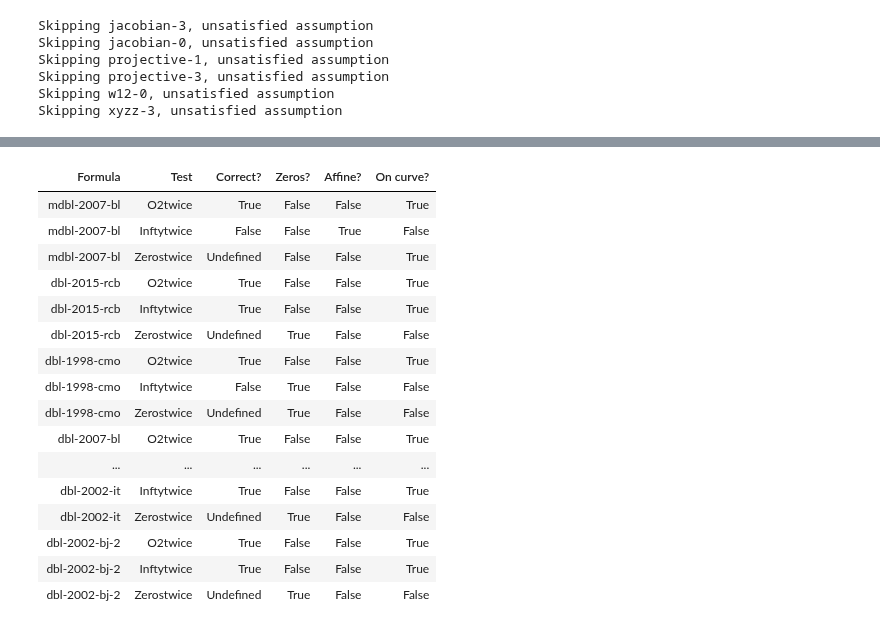
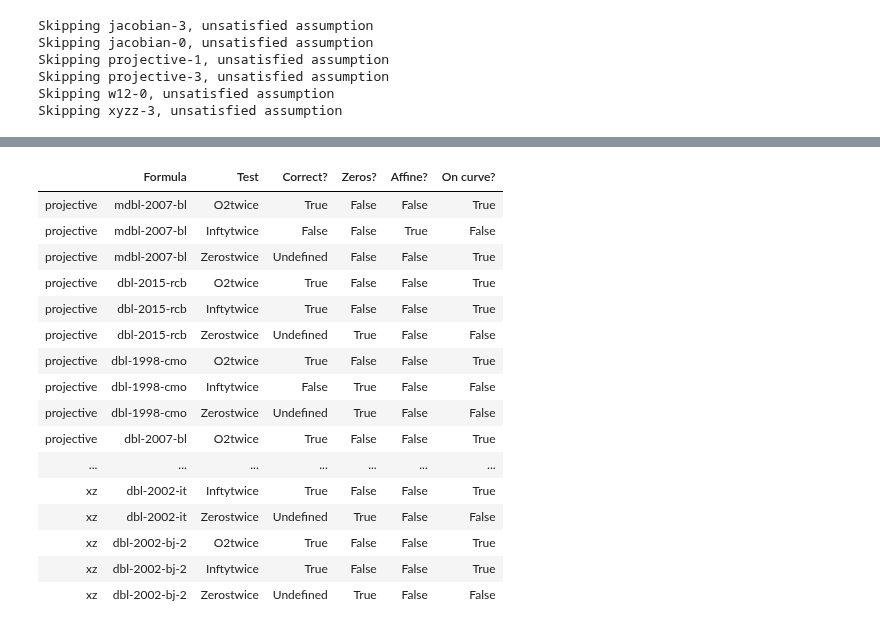
Before and after one commit to crocs-muni/ECTester, a Jupyter notebook: epare/formulas.ipynb, the cells around one changed output, grey strips where cells are left out. Cells and saved outputs as stored; diff of their text form; code cells hidden in the pictures.

```diff
--- a/epare/formulas.ipynb
+++ b/epare/formulas.ipynb
@@ -140,10 +162,19 @@ Skipping xyzz-3, unsatisfied assumption
 # %%
-table = [["Formula", "Test", "Correct?", "Zeros?", "Affine?", "On curve?"]]
+table = [["Coords", "Formula", "Test", "Correct?", "Zeros?", "Affine?", "On curve?"]]
 test_filter = None
-for vals in results_add.values():
+groups = {}
+for coords_name, vals in results_add.items():
     for name, formula in vals.items():
         for k, v in formula.items():
             if test_filter is None or k in test_filter:
-                table.append((name, k, v[0], v[1], v[2], v[3]))
+                item = (v[0], v[1], v[2], v[3])
+                group = groups.setdefault(item, set())
+                group.add(name + "-" + k + "-" + coords_name)
+                table.append((coords_name, name, k, v[0], v[1], v[2], v[3]))
+if test_filter is not None:
+    for group, formulas in groups.items():
+        print(group)
+        for f in sorted(formulas):
+            print(f"\t{f}")
 display(HTML(tabulate.tabulate(table, tablefmt="html", headers="firstrow")))
 # %% [output]
@@ -167,27 +205,36 @@ display(HTML(tabulate.tabulate(table, tablefmt="html", headers="firstrow")))
 # %%
 table = [["Formula", "Test", "Correct?", "Zeros?", "Affine?", "On curve?"]]
 test_filter = None
-for vals in results_dbl.values():
+groups = {}
+for coords_name, vals in results_dbl.items():
     for name, formula in vals.items():
         for k, v in formula.items():
             if test_filter is None or k in test_filter:
-                table.append((name, k, v[0], v[1], v[2], v[3]))
+                item = (v[0], v[1], v[2], v[3])
+                group = groups.setdefault(item, set())
+                group.add(name + "-" + k + "-" + coords_name)
+                table.append((coords_name, name, k, v[0], v[1], v[2], v[3]))
+if test_filter is not None:
+    for group, formulas in groups.items():
+        print(group)
+        for f in sorted(formulas):
+            print(f"\t{f}")
 display(HTML(tabulate.tabulate(table, tablefmt="html", headers="firstrow")))
 # %% [output]
-| Formula | Test | Correct? | Zeros? | Affine? | On curve? |
-| mdbl-2007-bl | O2twice | True | False | False | True |
-| mdbl-2007-bl | Inftytwice | False | False | True | False |
-| mdbl-2007-bl | Zerostwice | Undefined | False | False | True |
-| dbl-2015-rcb | O2twice | True | False | False | True |
-| dbl-2015-rcb | Inftytwice | True | False | False | True |
-| dbl-2015-rcb | Zerostwice | Undefined | True | False | False |
-| dbl-1998-cmo | O2twice | True | False | False | True |
-| dbl-1998-cmo | Inftytwice | False | True | False | False |
-| dbl-1998-cmo | Zerostwice | Undefined | True | False | False |
-| dbl-2007-bl | O2twice | True | False | False | True |
-| ... | ... | ... | ... | ... | ... |
-| dbl-2002-it | Inftytwice | True | False | False | True |
-| dbl-2002-it | Zerostwice | Undefined | True | False | False |
-| dbl-2002-bj-2 | O2twice | True | False | False | True |
-| dbl-2002-bj-2 | Inftytwice | True | False | False | True |
-| dbl-2002-bj-2 | Zerostwice | Undefined | True | False | False |
+|  | Formula | Test | Correct? | Zeros? | Affine? | On curve? |
+| projective | mdbl-2007-bl | O2twice | True | False | False | True |
+| projective | mdbl-2007-bl | Inftytwice | False | False | True | False |
+| projective | mdbl-2007-bl | Zerostwice | Undefined | False | False | True |
+| projective | dbl-2015-rcb | O2twice | True | False | False | True |
+| projective | dbl-2015-rcb | Inftytwice | True | False | False | True |
+| projective | dbl-2015-rcb | Zerostwice | Undefined | True | False | False |
+| projective | dbl-1998-cmo | O2twice | True | False | False | True |
+| projective | dbl-1998-cmo | Inftytwice | False | True | False | False |
+| projective | dbl-1998-cmo | Zerostwice | Undefined | True | False | False |
+| projective | dbl-2007-bl | O2twice | True | False | False | True |
+| ... | ... | ... | ... | ... | ... | ... |
+| xz | dbl-2002-it | Inftytwice | True | False | False | True |
+| xz | dbl-2002-it | Zerostwice | Undefined | True | False | False |
+| xz | dbl-2002-bj-2 | O2twice | True | False | False | True |
+| xz | dbl-2002-bj-2 | Inftytwice | True | False | False | True |
+| xz | dbl-2002-bj-2 | Zerostwice | Undefined | True | False | False |
```
Also changed, not shown: parts of 4 cells of this notebook.
